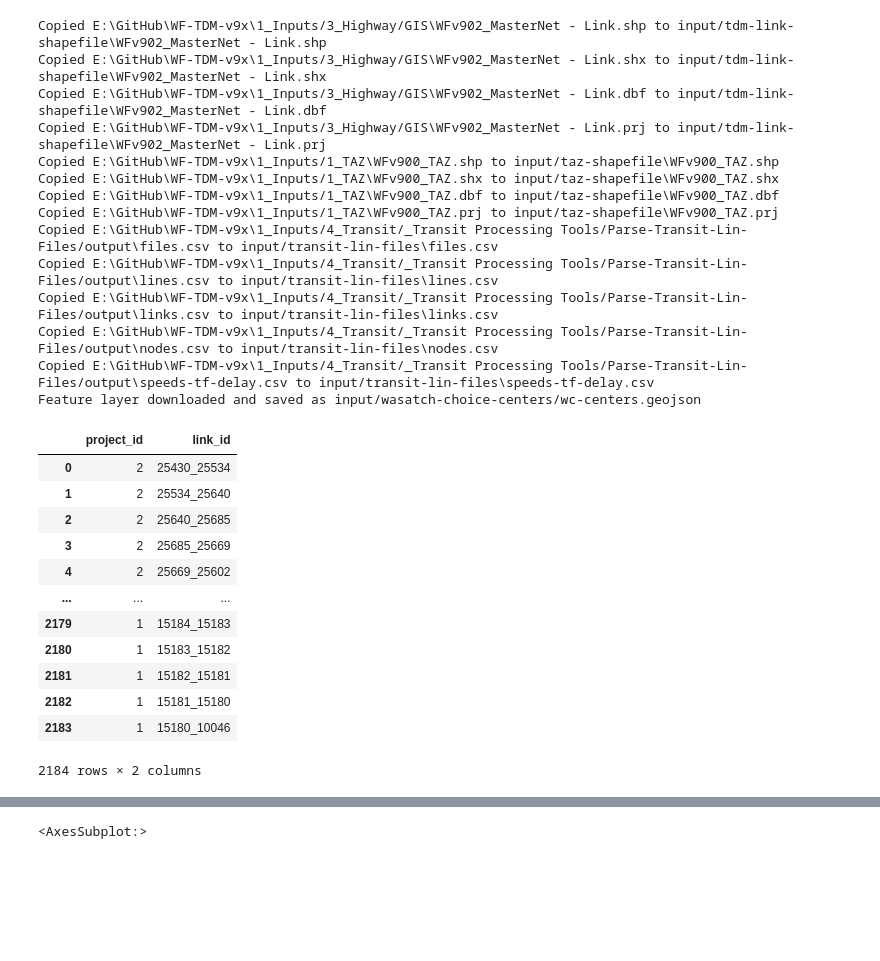
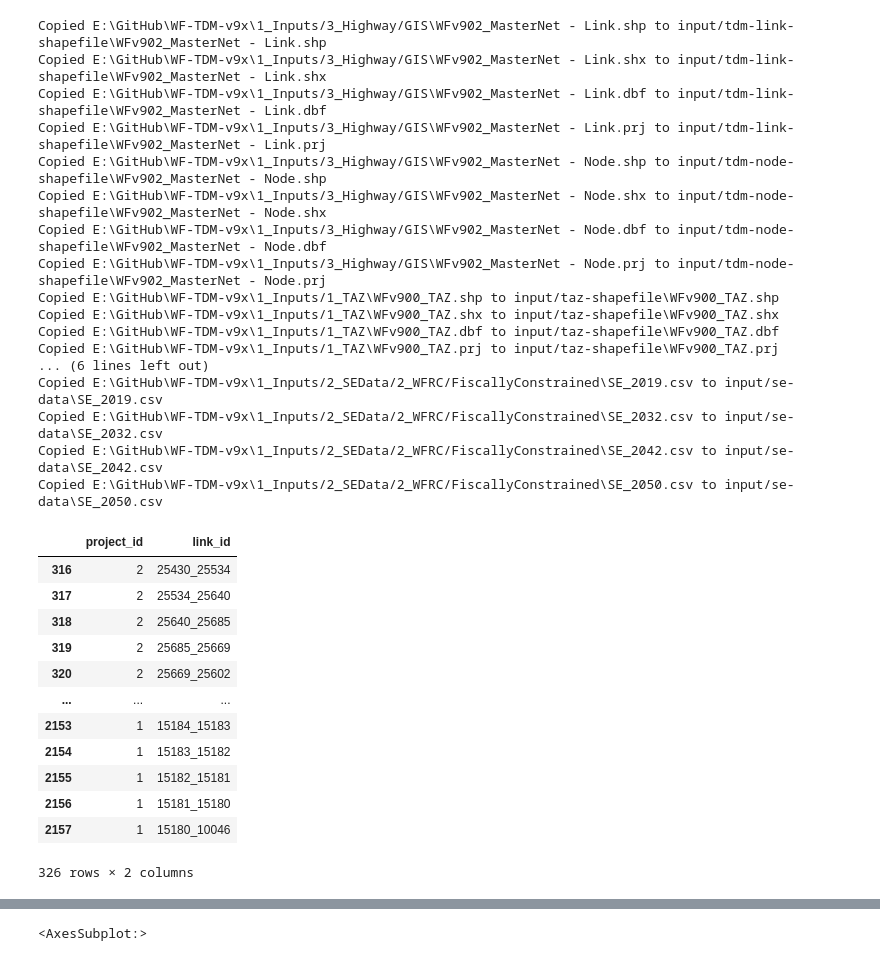
Before and after one commit to WFRCAnalytics/Wasatch-Choice-Land-Use-And-Transit-Scenario, a Jupyter notebook: Prepare-Land-Use-Scenarios.ipynb, the cells around one changed output, grey strips where cells are left out. Drawn from its saved outputs; the diff is of its cells as text; code cells hidden in the pictures; blank space fills up the shorter version.

```diff
--- a/Prepare-Land-Use-Scenarios.ipynb
+++ b/Prepare-Land-Use-Scenarios.ipynb
@@ -75,6 +82,19 @@ if replace_inputs:
     for ext in extensions:
         src_file = os.path.join(os.path.join(tdm_path, '1_Inputs/3_Highway/GIS'), os.path.splitext(tdm_link_shapefile)[0] + ext)
         dest_file = os.path.join(input_tdm_link_shapefile_folder, os.path.splitext(tdm_link_shapefile)[0] + ext)
+        if os.path.exists(src_file):
+            shutil.copy(src_file, dest_file)
+            print(f"Copied {src_file} to {dest_file}")
+        else:
+            print(f"{src_file} does not exist")
+
+    # copy over tdm node shapefile
+
+    extensions = [".shp", ".shx", ".dbf", ".prj"]  # list all possible extensions
+
+    for ext in extensions:
+        src_file = os.path.join(os.path.join(tdm_path, '1_Inputs/3_Highway/GIS'), os.path.splitext(tdm_node_shapefile)[0] + ext)
+        dest_file = os.path.join(input_tdm_node_shapefile_folder, os.path.splitext(tdm_node_shapefile)[0] + ext)
         if os.path.exists(src_file):
             shutil.copy(src_file, dest_file)
             print(f"Copied {src_file} to {dest_file}")
@@ -109,9 +129,6 @@ if replace_inputs:
 
     # copy wasatch choice feature class
 
-    import requests
-    import json
-
     # Define the REST endpoint URL for the feature layer
     rest_endpoint = "https://services1.arcgis.com/taguadKoI1XFwivx/arcgis/rest/services/Wasatch_Choice_2050_Centers_(Vision_Map)/FeatureServer/0/query"
 
@@ -141,11 +158,10 @@ if replace_inputs:
 
     # copy over SE files
 
-    files = ["files.csv", "lines.csv", "links.csv", "nodes.csv", "speeds-tf-delay.csv"]  # list all possible extensions
-
-    for file in files:
-        src_file = os.path.join(os.path.join(tdm_path, '1_Inputs/4_Transit/_Transit Processing Tools/Parse-Transit-Lin-Files/output'), file)
-        dest_file = os.path.join(input_model_line_files_folder, file)
+    for se_year in se_years:
+        file = "SE_" + str(se_year) + '.csv'
+        src_file = os.path.join(os.path.join(tdm_path, '1_Inputs/2_SEData/2_WFRC/FiscallyConstrained'), file)
+        dest_file = os.path.join(input_model_se_folder, file)
         if os.path.exists(src_file):
             shutil.copy(src_file, dest_file)
             print(f"Copied {src_file} to {dest_file}")
@@ -158,40 +174,44 @@ Copied E:\GitHub\WF-TDM-v9x\1_Inputs/3_Highway/GIS\WFv902_MasterNet - Link.shp t
 Copied E:\GitHub\WF-TDM-v9x\1_Inputs/3_Highway/GIS\WFv902_MasterNet - Link.shx to input/tdm-link-shapefile\WFv902_MasterNet - Link.shx
 Copied E:\GitHub\WF-TDM-v9x\1_Inputs/3_Highway/GIS\WFv902_MasterNet - Link.dbf to input/tdm-link-shapefile\WFv902_MasterNet - Link.dbf
 Copied E:\GitHub\WF-TDM-v9x\1_Inputs/3_Highway/GIS\WFv902_MasterNet - Link.prj to input/tdm-link-shapefile\WFv902_MasterNet - Link.prj
+Copied E:\GitHub\WF-TDM-v9x\1_Inputs/3_Highway/GIS\WFv902_MasterNet - Node.shp to input/tdm-node-shapefile\WFv902_MasterNet - Node.shp
+Copied E:\GitHub\WF-TDM-v9x\1_Inputs/3_Highway/GIS\WFv902_MasterNet - Node.shx to input/tdm-node-shapefile\WFv902_MasterNet - Node.shx
+Copied E:\GitHub\WF-TDM-v9x\1_Inputs/3_Highway/GIS\WFv902_MasterNet - Node.dbf to input/tdm-node-shapefile\WFv902_MasterNet - Node.dbf
+Copied E:\GitHub\WF-TDM-v9x\1_Inputs/3_Highway/GIS\WFv902_MasterNet - Node.prj to input/tdm-node-shapefile\WFv902_MasterNet - Node.prj
 Copied E:\GitHub\WF-TDM-v9x\1_Inputs/1_TAZ\WFv900_TAZ.shp to input/taz-shapefile\WFv900_TAZ.shp
 Copied E:\GitHub\WF-TDM-v9x\1_Inputs/1_TAZ\WFv900_TAZ.shx to input/taz-shapefile\WFv900_TAZ.shx
 Copied E:\GitHub\WF-TDM-v9x\1_Inputs/1_TAZ\WFv900_TAZ.dbf to input/taz-shapefile\WFv900_TAZ.dbf
 Copied E:\GitHub\WF-TDM-v9x\1_Inputs/1_TAZ\WFv900_TAZ.prj to input/taz-shapefile\WFv900_TAZ.prj
-Copied E:\GitHub\WF-TDM-v9x\1_Inputs/4_Transit/_Transit Processing Tools/Parse-Transit-Lin-Files/output\files.csv to input/transit-lin-files\files.csv
-Copied E:\GitHub\WF-TDM-v9x\1_Inputs/4_Transit/_Transit Processing Tools/Parse-Transit-Lin-Files/output\lines.csv to input/transit-lin-files\lines.csv
-Copied E:\GitHub\WF-TDM-v9x\1_Inputs/4_Transit/_Transit Processing Tools/Parse-Transit-Lin-Files/output\links.csv to input/transit-lin-files\links.csv
-Copied E:\GitHub\WF-TDM-v9x\1_Inputs/4_Transit/_Transit Processing Tools/Parse-Transit-Lin-Files/output\nodes.csv to input/transit-lin-files\nodes.csv
-Copied E:\GitHub\WF-TDM-v9x\1_Inputs/4_Transit/_Transit Processing Tools/Parse-Transit-Lin-Files/output\speeds-tf-delay.csv to input/transit-lin-files\speeds-tf-delay.csv
-Feature layer downloaded and saved as input/wasatch-choice-centers/wc-centers.geojson
+... (6 lines left out)
+Copied E:\GitHub\WF-TDM-v9x\1_Inputs/2_SEData/2_WFRC/FiscallyConstrained\SE_2019.csv to input/se-data\SE_2019.csv
+Copied E:\GitHub\WF-TDM-v9x\1_Inputs/2_SEData/2_WFRC/FiscallyConstrained\SE_2032.csv to input/se-data\SE_2032.csv
+Copied E:\GitHub\WF-TDM-v9x\1_Inputs/2_SEData/2_WFRC/FiscallyConstrained\SE_2042.csv to input/se-data\SE_2042.csv
+Copied E:\GitHub\WF-TDM-v9x\1_Inputs/2_SEData/2_WFRC/FiscallyConstrained\SE_2050.csv to input/se-data\SE_2050.csv
 # %%
 # Get transit line link data for projects
 
-_df_transit_lin_files_files = pd.read_csv(os.path.join(input_model_line_files_folder, 'files.csv'))
+_df_transit_lin_files = pd.read_csv(os.path.join(input_model_line_files_folder, 'files.csv'))
 _df_transit_lin_files_lines = pd.read_csv(os.path.join(input_model_line_files_folder, 'lines.csv'))
 _df_transit_lin_files_links = pd.read_csv(os.path.join(input_model_line_files_folder, 'links.csv'))
 
-_df_transit_lin_files_files_lines = pd.merge(_df_transit_lin_files_files, _df_transit_lin_files_lines, on=['file_index'])
-_df_transit_lin_files_files_lines_links = pd.merge(_df_transit_lin_files_files_lines, _df_transit_lin_files_links, on=['file_index','name'])
+_df_transit_lin_files_lines = pd.merge(_df_transit_lin_files, _df_transit_lin_files_lines, on=['file_index'])
+_df_transit_lin_files_lines_links = pd.merge(_df_transit_lin_files_lines, _df_transit_lin_files_links, on=['file_index','name'])
 
-df_project_transit_links = pd.merge(_df_transit_lin_files_files_lines_links, df_projects, left_on=['model','name'], right_on=['tdm_model','tdm_line_name'])
+df_project_transit_links = pd.merge(_df_transit_lin_files_lines_links, df_projects, left_on=['model','name'], right_on=['tdm_model','tdm_line_name'])
+df_project_transit_links = df_project_transit_links[df_project_transit_links['transit_scenario']==tdm_transit_scenario]
 df_project_transit_links = df_project_transit_links[['project_id','link_id']]
 df_project_transit_links
 # %% [output]
 |  | project_id | link_id |
-| 0 | 2 | 25430_25534 |
-| 1 | 2 | 25534_25640 |
-| 2 | 2 | 25640_25685 |
-| 3 | 2 | 25685_25669 |
-| 4 | 2 | 25669_25602 |
+| 316 | 2 | 25430_25534 |
+| 317 | 2 | 25534_25640 |
+| 318 | 2 | 25640_25685 |
+| 319 | 2 | 25685_25669 |
+| 320 | 2 | 25669_25602 |
 | ... | ... | ... |
-| 2179 | 1 | 15184_15183 |
-| 2180 | 1 | 15183_15182 |
-| 2181 | 1 | 15182_15181 |
-| 2182 | 1 | 15181_15180 |
-| 2183 | 1 | 15180_10046 |
+| 2153 | 1 | 15184_15183 |
+| 2154 | 1 | 15183_15182 |
+| 2155 | 1 | 15182_15181 |
+| 2156 | 1 | 15181_15180 |
+| 2157 | 1 | 15180_10046 |
-2184 rows × 2 columns
+326 rows × 2 columns
```
Also changed, not shown: parts of 22 cells of this notebook, 11 other files.
